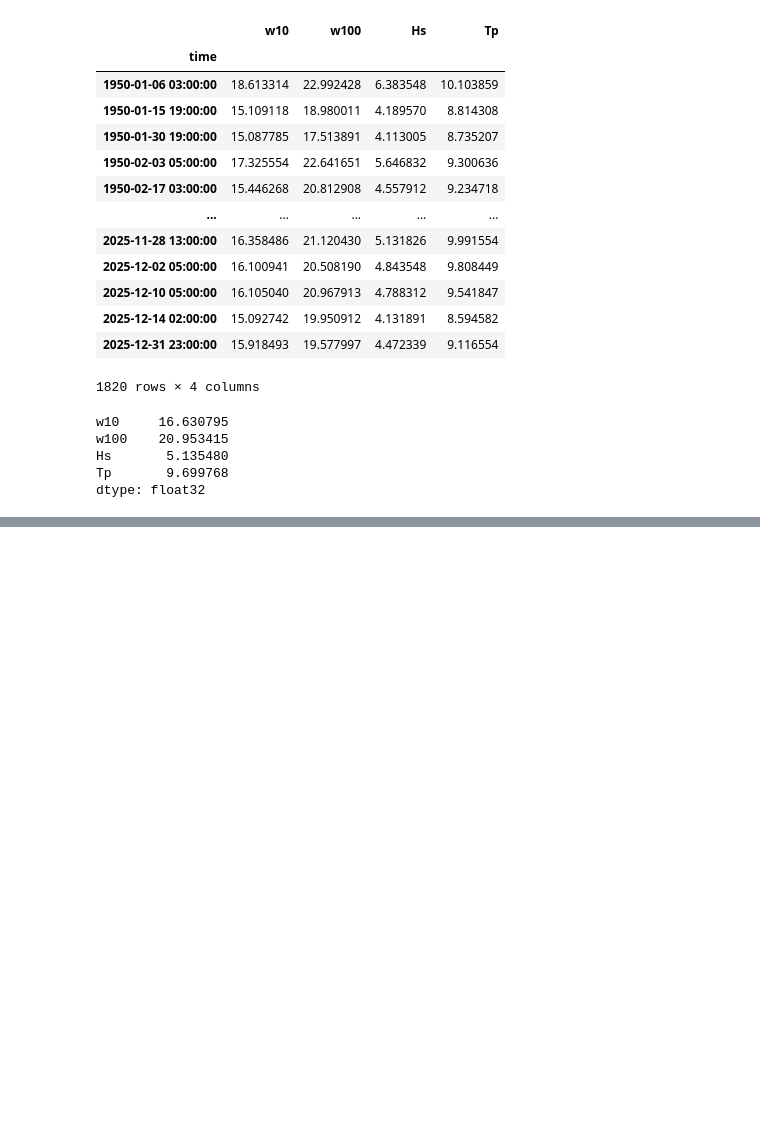
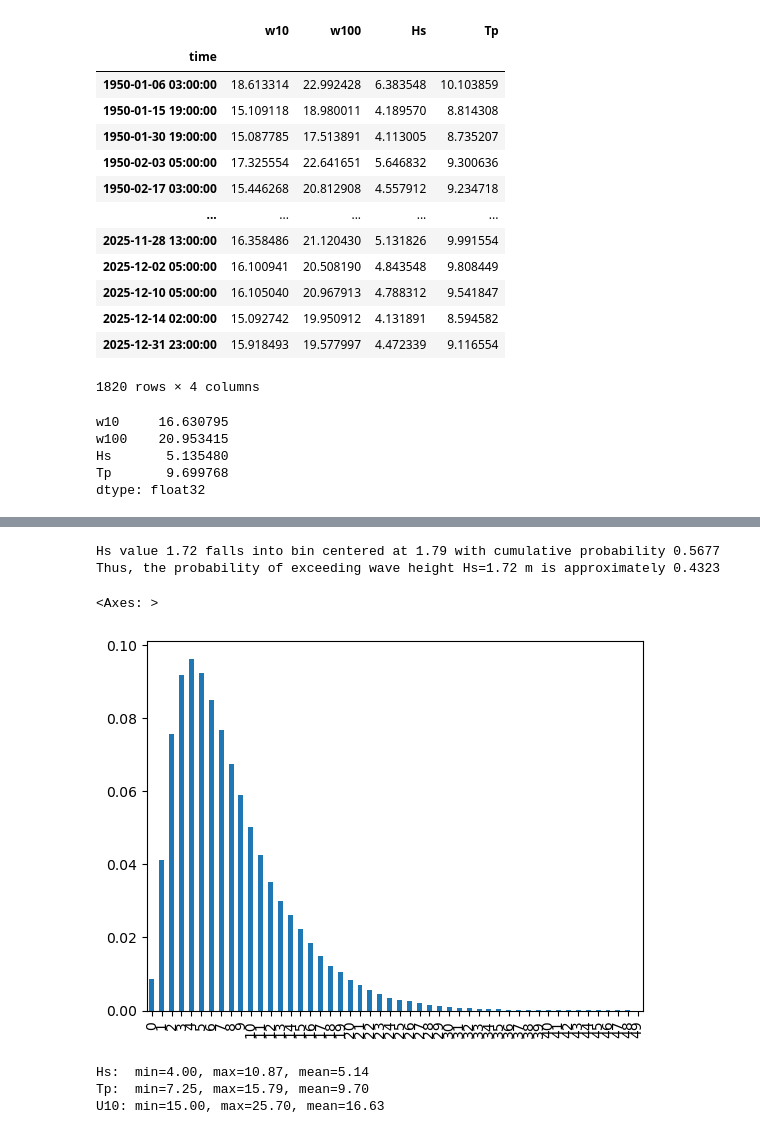
Before and after one commit to ChantelleAA/openfast, a Jupyter notebook: explore_era5.ipynb, the cells around one changed output, grey strips where cells are left out. Cells and saved outputs as stored; diff of their text form; code cells hidden in the pictures; blank space fills up the shorter version.

```diff
--- a/explore_era5.ipynb
+++ b/explore_era5.ipynb
@@ -465,0 +532,17 @@ plt.show()
+# %%
+Hs_randoms = np.random.choice(Hs, size=10)
+for i in Hs_randoms:
+    # find bin where i falls into
+    bin_idx = np.where((Hs_discrete.bins_left <= i) & (i < Hs_discrete.bins_right))[0]
+    if len(bin_idx) > 0:
+        print(f"Hs value {i:.2f} falls into bin centered at {Hs_discrete.bin_center[bin_idx[0]]:.2f} with cumulative probability {Hs_discrete.cumulative_probability[bin_idx[0]]:.4f}")
+        print(f"Thus, the probability of exceeding wave height Hs={i:.2f} m is approximately {1 - Hs_discrete.cumulative_probability[bin_idx[0]]:.4f}")
+        break
+# %% [output]
+Hs value 1.72 falls into bin centered at 1.79 with cumulative probability 0.5677
+Thus, the probability of exceeding wave height Hs=1.72 m is approximately 0.4323
+# %%
+Hs_discrete.probability.plot(kind="bar")
+# %% [output]
+<Axes: >
+[figure, added]
@@ -465,0 +553,12 @@ plt.show()
+# %%
+hs_peaks  = independent_storms['Hs'].values
+tp_peaks  = independent_storms['Tp'].values
+u10_peaks = independent_storms['w10'].values
+
+print(f"Hs:  min={hs_peaks.min():.2f}, max={hs_peaks.max():.2f}, mean={hs_peaks.mean():.2f}")
+print(f"Tp:  min={tp_peaks.min():.2f}, max={tp_peaks.max():.2f}, mean={tp_peaks.mean():.2f}")
+print(f"U10: min={u10_peaks.min():.2f}, max={u10_peaks.max():.2f}, mean={u10_peaks.mean():.2f}")
+# %% [output]
+Hs:  min=4.00, max=10.87, mean=5.14
+Tp:  min=7.25, max=15.79, mean=9.70
+U10: min=15.00, max=25.70, mean=16.63
```
Also changed, not shown: parts of 22 cells of this notebook, 5 other files.
